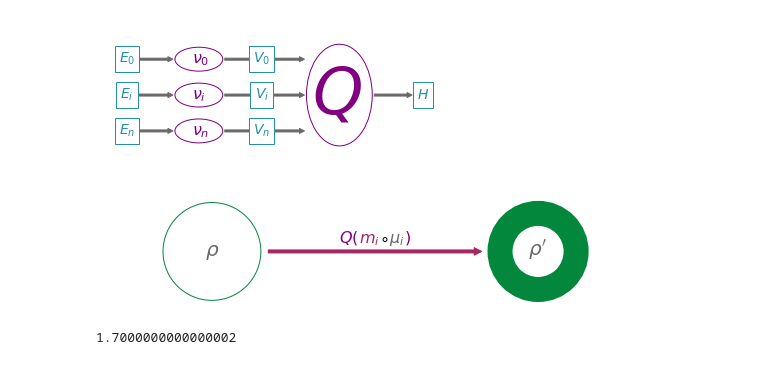
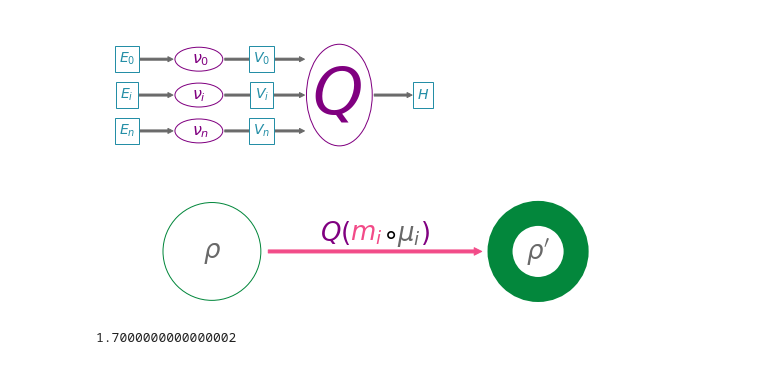
Before and after one commit to story645/proposal, a Jupyter notebook: figures/artist_figures.ipynb, the cells around one changed output. Cells and saved outputs as stored; diff of their text form; code cells hidden in the pictures.

```diff
--- a/figures/artist_figures.ipynb
+++ b/figures/artist_figures.ipynb
@@ -70,28 +70,28 @@ fig.savefig(proposal_path/"path_of_q.png", bbox_inches='tight', facecolor=faceco
 # %%
 fig, ax = plt.subplots(figsize=(10,2))
 
 gcolor = 'C2'
 rcolor = '#56A1DA'
-mcolor = '#A62662'
+mcolor = '#F24B88'
 c1 = mpatches.Circle((1,.5), radius=.45, facecolor='white', edgecolor=gcolor)
 ax.add_patch(c1)
 c2 = mpatches.Circle((4,.5), radius=.35, facecolor='white', edgecolor=gcolor, linewidth=25)
 ax.add_patch(c2)
 p4 = mpatches.FancyArrowPatch((1.5,0.5), (3.5,0.5), color=mcolor, mutation_scale=15)
 ax.add_patch(p4)
 
-ht.ax_text(2.5,.52, r'<$Q($><$m_{i}$><$\circ$><$\mu_i$><$)$>', ha='center', va='bottom', color=ac, fontsize=16,
+ht.ax_text(2.5,.52, r'<$Q($><$m_{i}$><$\circ$><$\mu_i$><$)$>', ha='center', va='bottom', color=ac, fontsize=26,
            highlight_textprops=[{"color": ac},{"color":mcolor},{"color":'k'},{"color":sc}, {"color":ac}], ax=ax)
 
 for ((x,y, t)) in [(1,.5, r"$\rho$"), (4, .5, r"$\rho^{\prime}$")]:
-    ax.text(x, y, t, fontsize=20, ha='center', va='center', color=sc)
+    ax.text(x, y, t, fontsize=26, ha='center', va='center', color=sc)
 ax.set(xlim=(0,5), aspect='equal')
 ax.axis('off')
 fig.savefig(paper_path/"diff_type_q.png", bbox_inches='tight', facecolor='white' )
 fig.savefig(slide_path/"diff_type_q.png", bbox_inches='tight', facecolor='white' )
 fig.savefig(proposal_path/"diff_type_q.png", bbox_inches='tight', facecolor='white')
 # %% [output]
-[figure, old version]
+[figure, new version]
 # %%
 6.2-4.5
 # %% [output]
```
Also changed, not shown: 1 other file.
